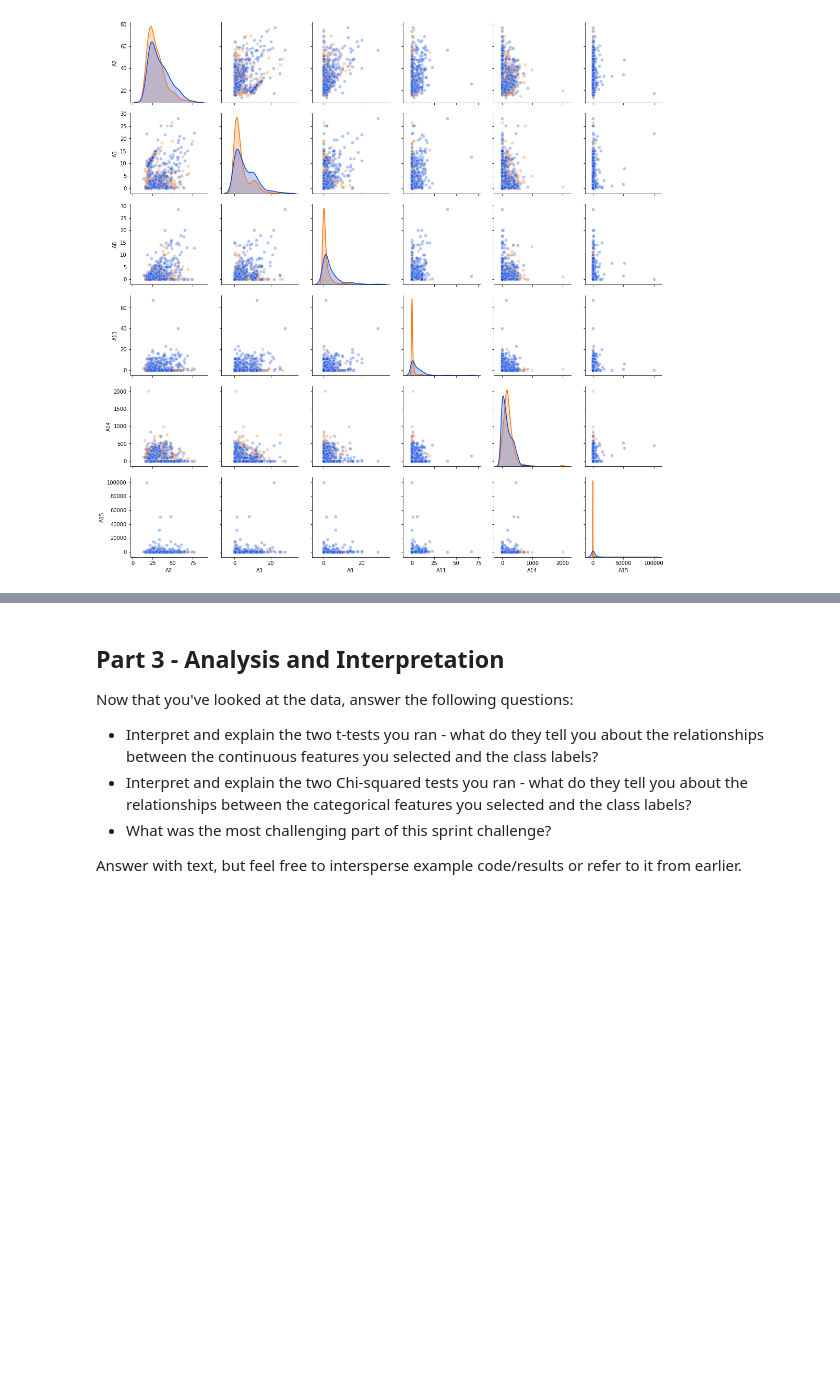
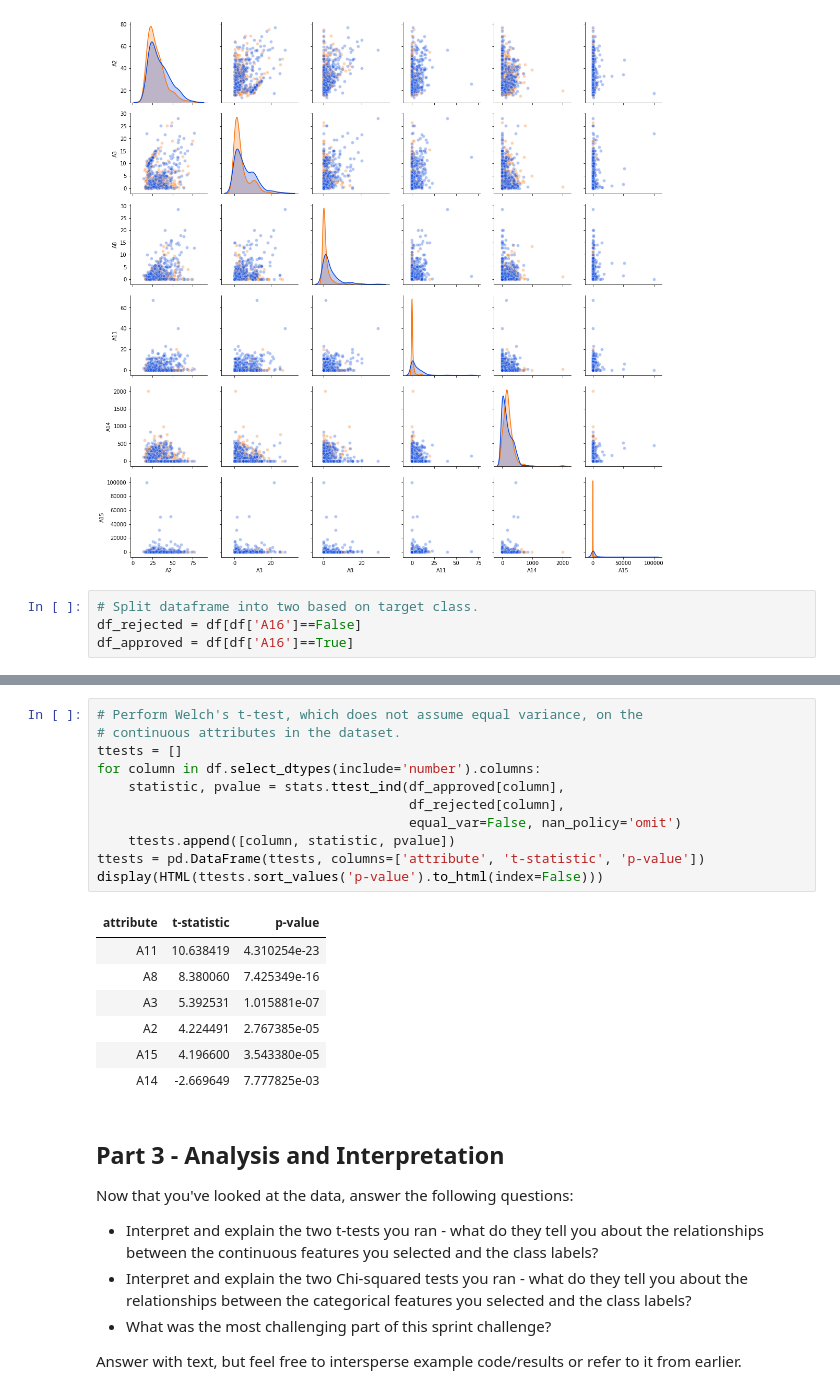
Before and after one commit to bloominstituteoftechnology/DS-Unit-1-Sprint-3-Statistical-Tests-and-Experiments, a Jupyter notebook: DS_Unit_1_Sprint_Challenge_3.ipynb, the cells around one changed output, grey strips where cells are left out. Cells and saved outputs as stored; diff of their text form; blank space fills up the shorter version.

Commit message:
Run t-tests.

```diff
--- a/DS_Unit_1_Sprint_Challenge_3.ipynb
+++ b/DS_Unit_1_Sprint_Challenge_3.ipynb
@@ -235,3 +235,7 @@ g = sns.pairplot(data=df.dropna(),
 g._legend.remove();
 # %% [output]
 [figure]
+# %%
+# Split dataframe into two based on target class.
+df_rejected = df[df['A16']==False]
+df_approved = df[df['A16']==True]
@@ -238,3 +251,22 @@ g._legend.remove();
+# %%
+# Perform Welch's t-test, which does not assume equal variance, on the
+# continuous attributes in the dataset.
+ttests = []
+for column in df.select_dtypes(include='number').columns:
+    statistic, pvalue = stats.ttest_ind(df_approved[column],
+                                        df_rejected[column],
+                                        equal_var=False, nan_policy='omit')
+    ttests.append([column, statistic, pvalue])
+ttests = pd.DataFrame(ttests, columns=['attribute', 't-statistic', 'p-value'])
+display(HTML(ttests.sort_values('p-value').to_html(index=False)))
+# %% [output]
+| attribute | t-statistic | p-value |
+| A11 | 10.638419 | 4.310254e-23 |
+| A8 | 8.380060 | 7.425349e-16 |
+| A3 | 5.392531 | 1.015881e-07 |
+| A2 | 4.224491 | 2.767385e-05 |
+| A15 | 4.196600 | 3.543380e-05 |
+| A14 | -2.669649 | 7.777825e-03 |
 # %% [markdown]
 ## Part 3 - Analysis and Interpretation
 
```
Also changed, not shown: parts of 2 cells of this notebook.
